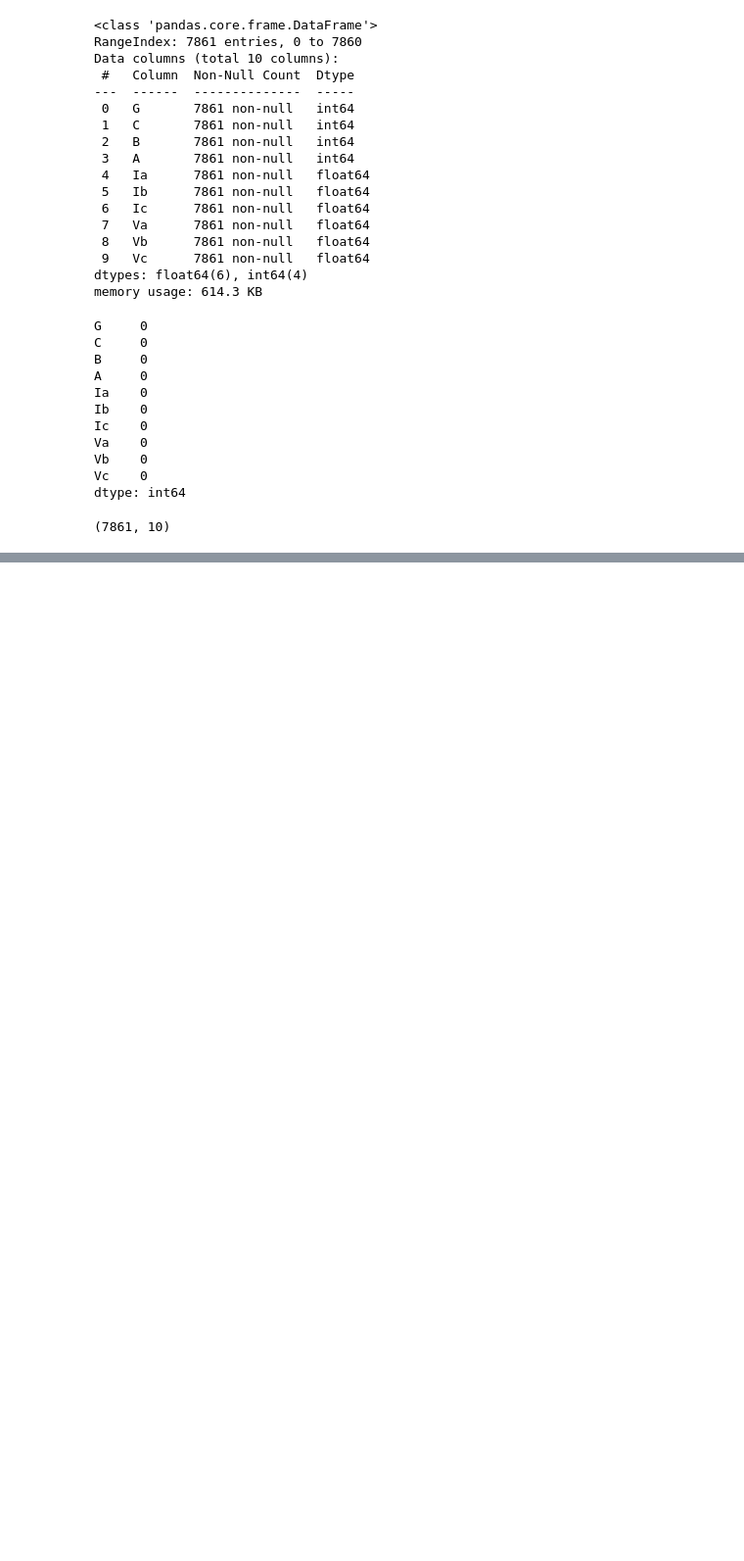
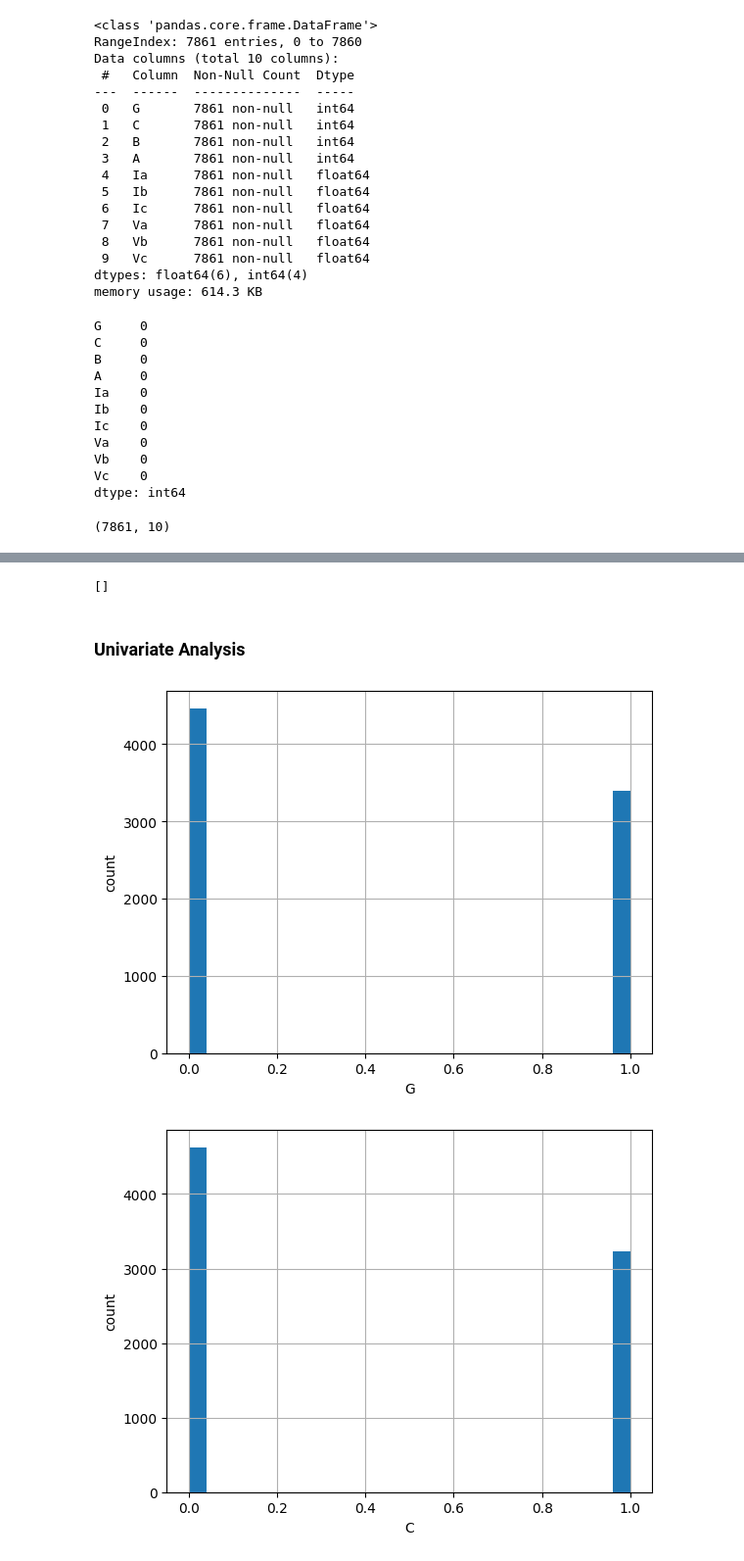
Before and after one commit to Digvijay1000/Electric_fault_prediction_using_ML, a Jupyter notebook: Model_for_Electric_Fault_Prediction.ipynb, the cells around one changed output, grey strips where cells are left out. Shown at 98% size. Saved outputs shown, nothing was run; the diff lists cells and outputs as text; code cells hidden in the pictures; blank space fills up the shorter version.

```diff
--- a/Model_for_Electric_Fault_Prediction.ipynb
+++ b/Model_for_Electric_Fault_Prediction.ipynb
@@ -79,0 +102,5 @@ df_class.shape
+# %%
+# list of numerical variables
+numerical_features = [feature for feature in df_class.columns if df_class[feature].dtypes != 'O']
+print('Number of numerical variables :', len(numerical_features))
+df_class[numerical_features].head()
@@ -79,0 +146,18 @@ df_class.shape
+# %%
+# Finding Categorical
+categorical_features=[feature for feature in df_class.columns if df_class[feature].dtypes=='O']
+categorical_features
+# %% [output]
+[]
+# %% [markdown]
+### Univariate Analysis
+# %%
+for feature in discrete_feature:
+    data=df_class.copy()
+    data[feature].hist(bins=25)
+    plt.xlabel(feature)
+    plt.ylabel('count')
+    plt.show()
+# %% [output]
+[figure, added]
+[figure, added]
```
Also changed, not shown: parts of 21 cells of this notebook.
